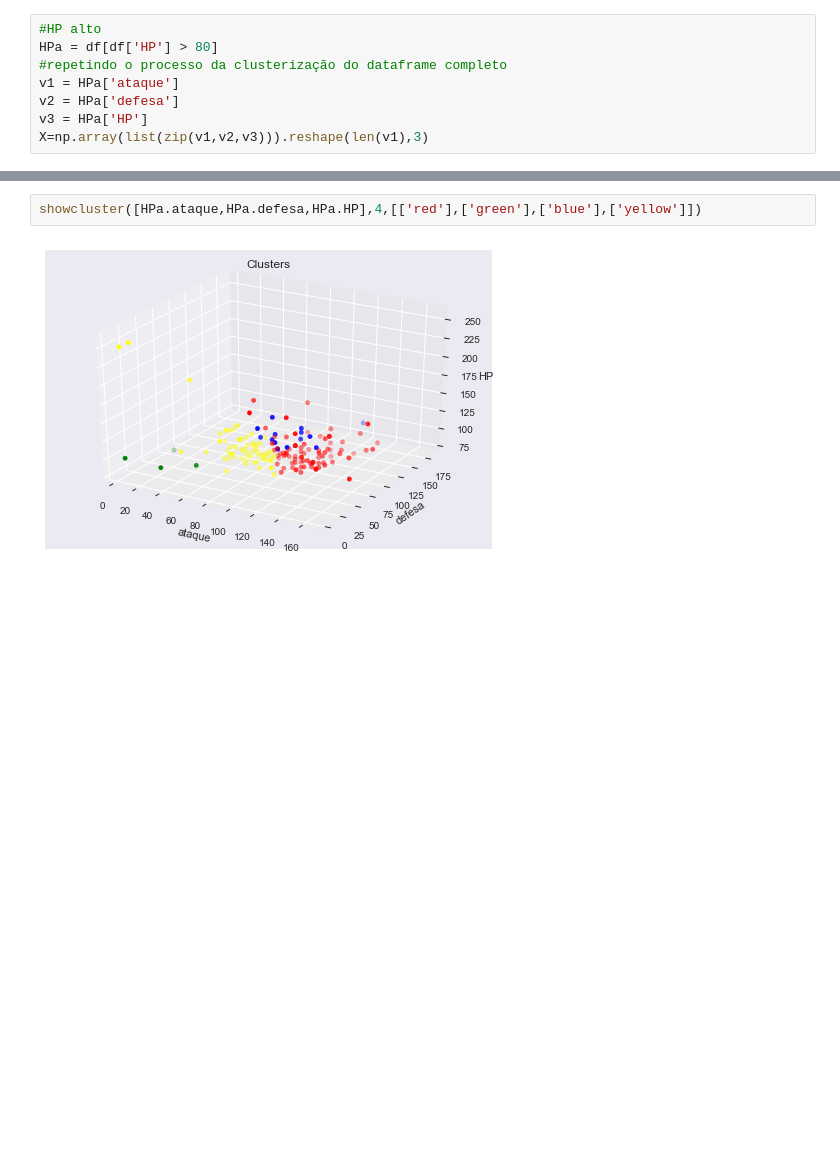
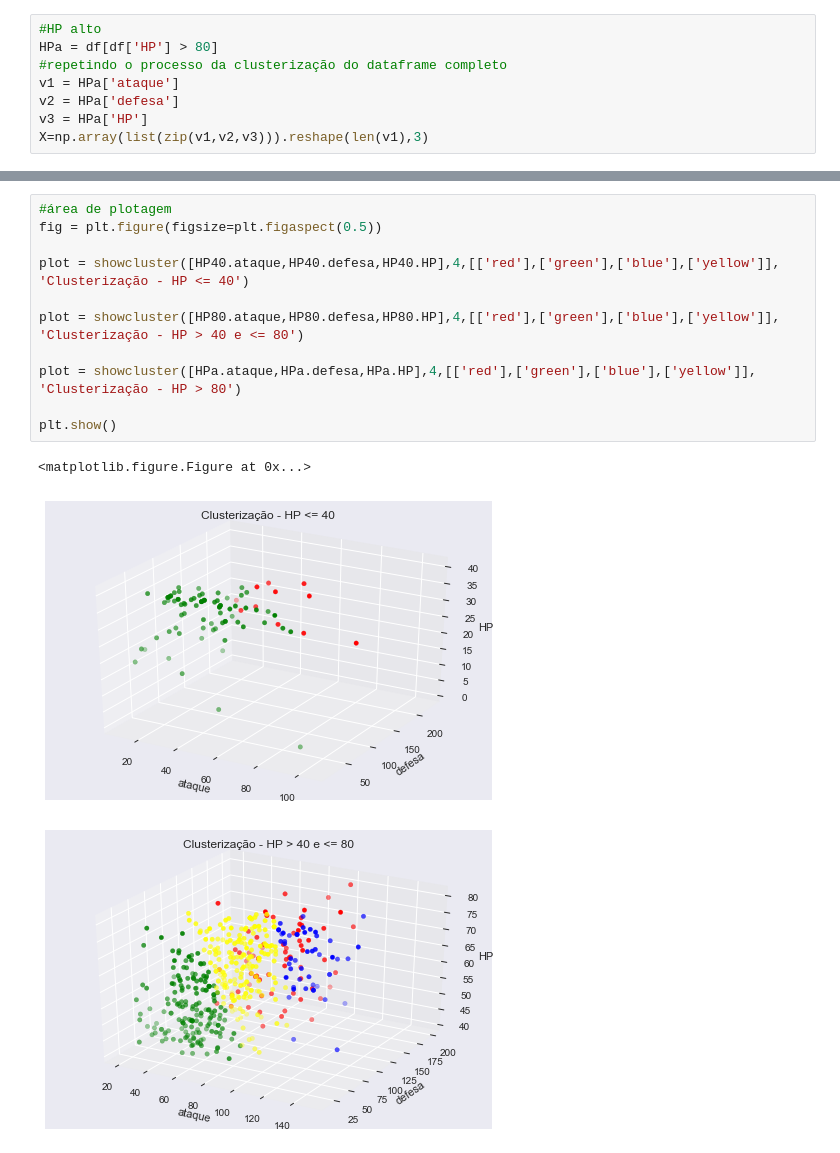
Before and after one commit to brunoartc/CD_3, a Jupyter notebook: Projeto3 - Clusterização de Pokemóns.ipynb, the cells around one changed output, grey strips where cells are left out. Cells and saved outputs as stored; diff of their text form; blank space fills up the shorter version.

```diff
--- a/Projeto3 - Clusterização de Pokemóns.ipynb
+++ b/Projeto3 - Clusterização de Pokemóns.ipynb
@@ -487,4 +488,15 @@ See the caveats in the documentation: http://pandas.pydata.org/pandas-docs/stabl
-# %%
-showcluster([HPa.ataque,HPa.defesa,HPa.HP],4,[['red'],['green'],['blue'],['yellow']])
-# %% [output]
-[figure, removed]
+# %%
+#área de plotagem
+fig = plt.figure(figsize=plt.figaspect(0.5))
+
+plot = showcluster([HP40.ataque,HP40.defesa,HP40.HP],4,[['red'],['green'],['blue'],['yellow']], 'Clusterização - HP <= 40')
+
+plot = showcluster([HP80.ataque,HP80.defesa,HP80.HP],4,[['red'],['green'],['blue'],['yellow']], 'Clusterização - HP > 40 e <= 80')
+
+plot = showcluster([HPa.ataque,HPa.defesa,HPa.HP],4,[['red'],['green'],['blue'],['yellow']], 'Clusterização - HP > 80')
+
+plt.show()
+# %% [output]
+<matplotlib.figure.Figure at 0x...>
+[figure, added]
+[figure, added]
```
Also changed, not shown: parts of 24 cells of this notebook.
